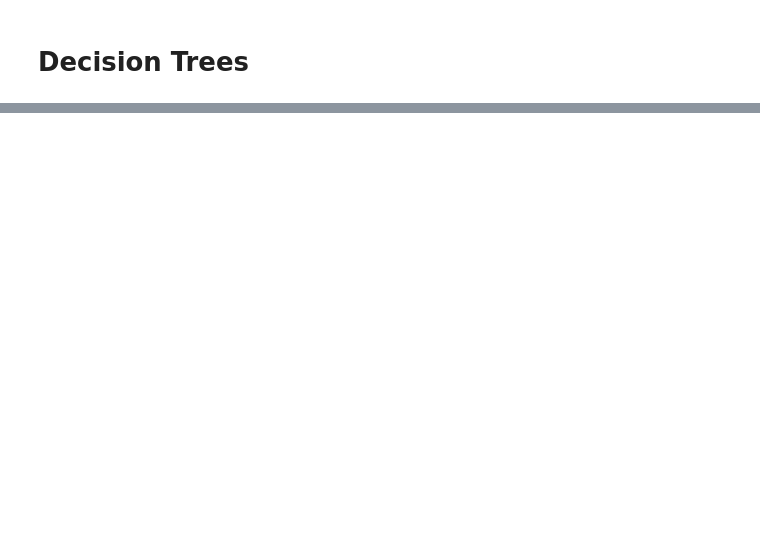
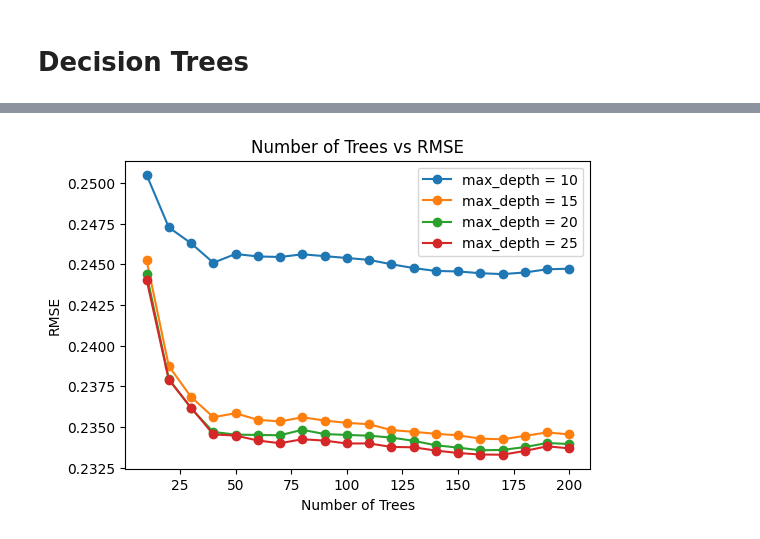
Before and after one commit to marcosbenicio/ML-zoomcamp, a Jupyter notebook: 06Trees/homework_6.ipynb, the cells around one changed output, grey strips where cells are left out. Saved outputs shown, nothing was run; the diff lists cells and outputs as text; code cells hidden in the pictures; blank space fills up the shorter version.

```diff
--- a/06Trees/homework_6.ipynb
+++ b/06Trees/homework_6.ipynb
@@ -237,0 +698,25 @@ $$
+# %%
+depth_dict = {}
+n_trees = np.linspace(10, 200, 20, dtype=int)
+for depth in [10, 15, 20, 25]:
+    rmse_list = []
+    for trees in n_trees:
+        rf = RandomForestRegressor(n_estimators= trees, max_depth=depth, random_state=1, n_jobs=-1)
+        rf.fit(X_train, Y_train)
+        Y_pred = rf.predict(X_val)
+        rmse = np.sqrt(mean_squared_error(Y_val, Y_pred))
+        rmse_list.append(rmse)
+
+    depth_dict[depth] = rmse_list  # Store rmse_list for each depth
+
+plt.figure(figsize=(6, 4))
+for depth, rmse_list in depth_dict.items():
+    plt.plot(n_trees, rmse_list, label='max_depth = ' + str(depth), marker='o')
+
+plt.legend()
+plt.title('Number of Trees vs RMSE')
+plt.xlabel('Number of Trees')
+plt.ylabel('RMSE')
+plt.show()
+# %% [output]
+[figure, added]
```
Also changed, not shown: parts of 29 cells of this notebook, 2 other files.
